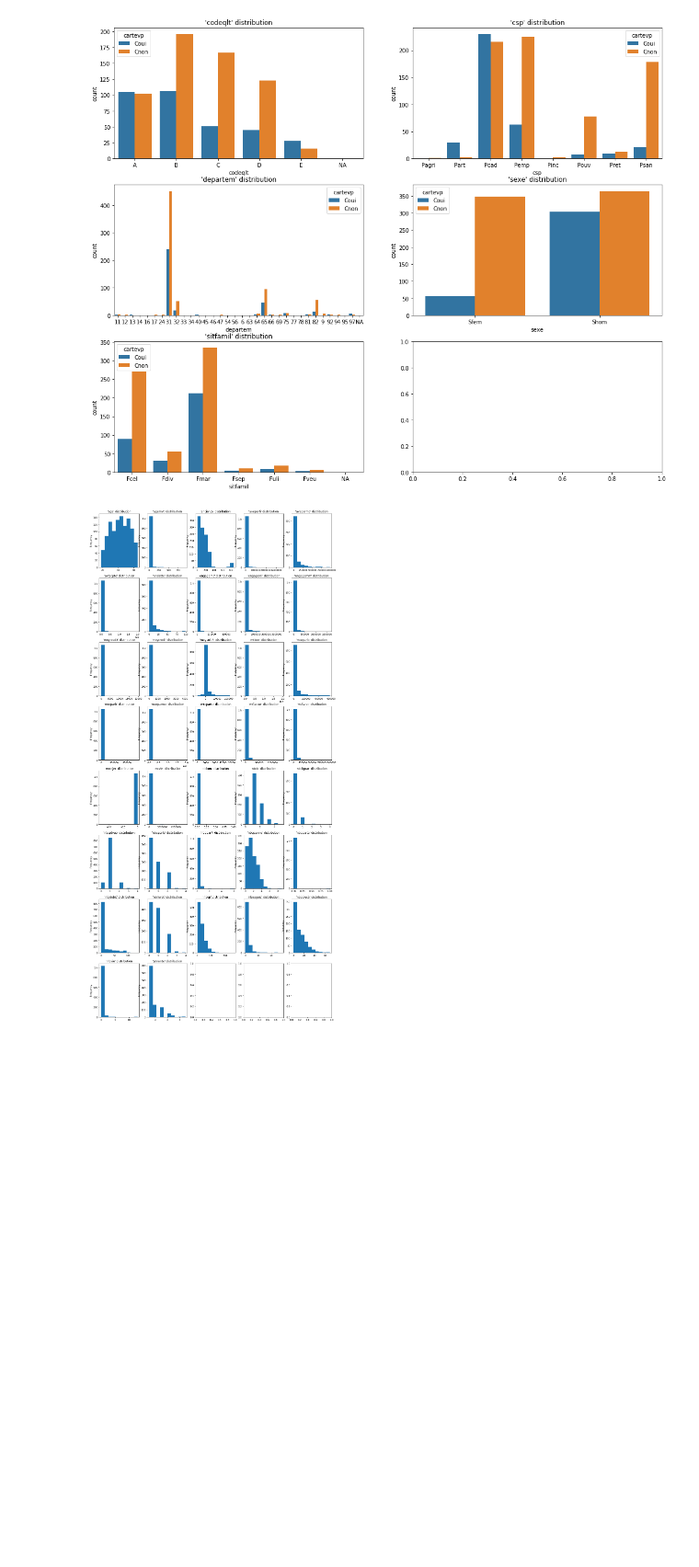
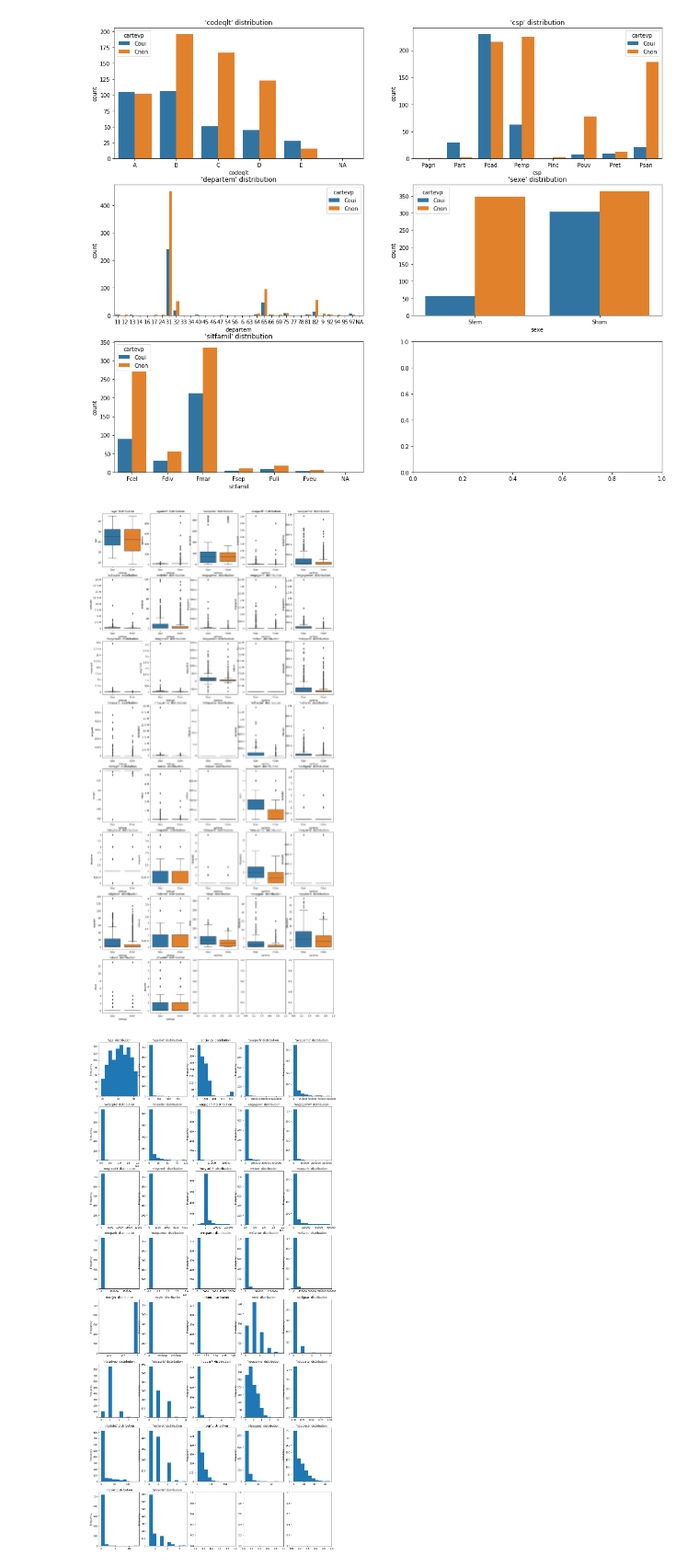
Before and after one commit to mahdiou-diallo/Projet_AppSup, a Jupyter notebook: src/visa.ipynb, the cells around one changed output. Shown at 92% size. Drawn from its saved outputs; the diff is of its cells as text; code cells hidden in the pictures; blank space fills up the shorter version.

```diff
--- a/src/visa.ipynb
+++ b/src/visa.ipynb
@@ -194,22 +194,22 @@ for i in range(visa_quali.shape[1]):
 # %% [output]
 [figure]
 # %%
-# nvars = visa_quanti.shape[1]
-# ncol = 5
-# nrow  = nvars // ncol + (1 if nvars%ncol != 0 else 0)
-# fig, axs = plt.subplots(nrow, ncol, figsize=(18,5*nrow))
+nvars = visa_quanti.shape[1]
+ncol = 5
+nrow  = nvars // ncol + (1 if nvars%ncol != 0 else 0)
+fig, axs = plt.subplots(nrow, ncol, figsize=(18,5*nrow))
 
-# for i in range(nvars):
-#     row, col = i//ncol, i%ncol
-#     ax = axs[row, col]
-#     var_name = visa_quanti.columns[i]
+for i in range(nvars):
+    row, col = i//ncol, i%ncol
+    ax = axs[row, col]
+    var_name = visa_quanti.columns[i]
 
-#     s = visa_quanti[var_name]#.astype('str')
-# #     s = s[s != '.'].astype(int) # elimination des valeurs manquantes et transformation en entier
-# #     s.plot.hist(ax=ax)
-#     sns.boxplot(x=visa.cartevp, y=s, ax=ax)
-#     ax.yaxis.set_major_formatter(ticker.EngFormatter())
-#     ax.set_title(f'{var_name!r} distribution')
+    s = visa_quanti[var_name]
+    sns.boxplot(x=visa.cartevp, y=s, ax=ax)
+    ax.yaxis.set_major_formatter(ticker.EngFormatter())
+    ax.set_title(f'{var_name!r} distribution')
+# %% [output]
+[figure, added]
 # %%
 nvars = visa_quanti.shape[1]
 ncol = 5
```
Also changed, not shown: parts of 46 cells of this notebook, 1 other file.
